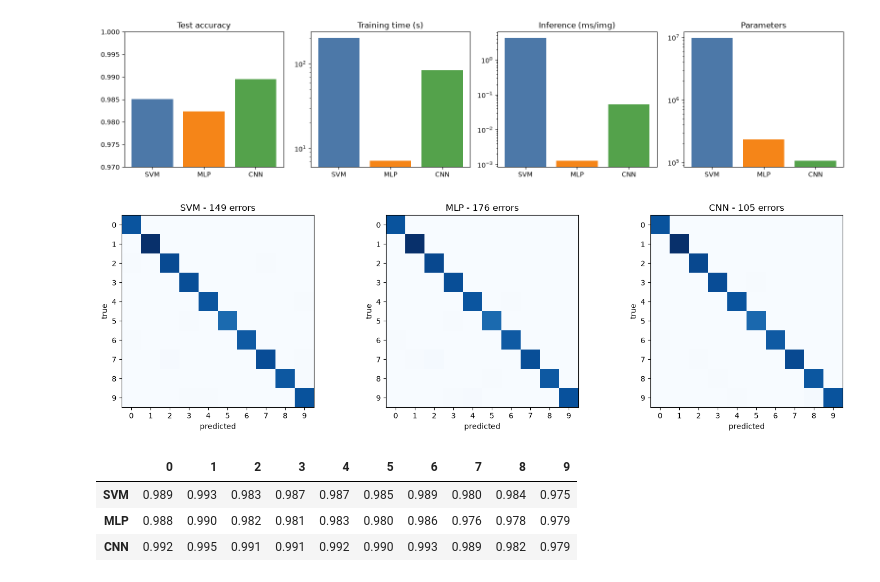
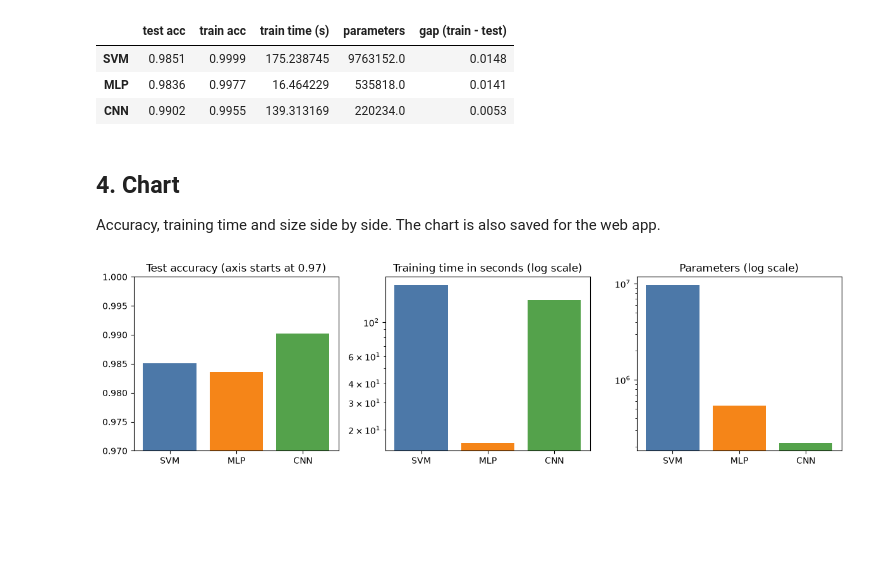
Before and after one commit to ahmedelmandouh53-creator/minist, a Jupyter notebook: notebooks/04_comparison.ipynb, the cells around one changed output. Drawn from its saved outputs; the diff is of its cells as text; code cells hidden in the pictures; blank space fills up the shorter version.

```diff
--- a/notebooks/04_comparison.ipynb
+++ b/notebooks/04_comparison.ipynb
@@ -100,0 +16,2 @@ table.style.format({"train acc": "{:.4f}", "val acc": "{:.4f}", "test acc": "{:.
+# %%
+results = {name: json.loads((ROOT / "artifacts" / f"{name.lower()}_results.json").read_text()) for name in ["SVM", "MLP", "CNN"]}
@@ -101,35 +21,28 @@ table.style.format({"train acc": "{:.4f}", "val acc": "{:.4f}", "test acc": "{:.
+# %%
+table = pd.DataFrame(results).T[["test_acc", "train_acc", "train_time", "parameters"]].astype(float)
+table.columns = ["test acc", "train acc", "train time (s)", "parameters"]
+table["gap (train - test)"] = table["train acc"] - table["test acc"]
+table.to_csv(ROOT / "app" / "charts" / "model_comparison.csv")
+table
+# %% [output]
+|  | test acc | train acc | train time (s) | parameters | gap (train - test) |
+| SVM | 0.9851 | 0.9999 | 175.238745 | 9763152.0 | 0.0148 |
+| MLP | 0.9836 | 0.9977 | 16.464229 | 535818.0 | 0.0141 |
+| CNN | 0.9902 | 0.9955 | 139.313169 | 220234.0 | 0.0053 |
+# %% [markdown]
+## 4. Chart
+Accuracy, training time and size side by side. The chart is also saved for the web app.
 # %%
-colors = ["#4c78a8", "#f58518", "#54a24b"]
-fig, ax = plt.subplots(1, 4, figsize=(16, 3.6))
-for a, (col, title, log) in zip(ax, [("test acc", "Test accuracy", False), ("train time (s)", "Training time (s)", True),
-                                     ("inference (ms/img)", "Inference (ms/img)", True), ("parameters", "Parameters", True)]):
-    a.bar(table.index, table[col], color=colors)
-    a.set_title(title)
-    if log:
-        a.set_yscale("log")
-    if col == "test acc":
-        a.set_ylim(0.97, 1.0)
+fig, axes = plt.subplots(1, 3, figsize=(12, 3.5))
+for ax, col, title in zip(axes, ["test acc", "train time (s)", "parameters"],
+                          ["Test accuracy (axis starts at 0.97)", "Training time in seconds (log scale)", "Parameters (log scale)"]):
+    ax.bar(table.index, table[col], color=["#4c78a8", "#f58518", "#54a24b"])
+    ax.set_title(title)
+    if col != "test acc":
+        ax.set_yscale("log")
+axes[0].set_ylim(0.97, 1.0)
 plt.tight_layout()
-CHARTS_DIR.mkdir(parents=True, exist_ok=True)
-plt.savefig(CHARTS_DIR / "comparison.png", dpi=120)
+plt.savefig(ROOT / "app" / "charts" / "comparison.png", dpi=120)
 plt.show()
 # %% [output]
-[figure, old version]
+[figure, new version]
-# %%
-fig, ax = plt.subplots(1, 3, figsize=(15, 4.5))
-for a, (n, p) in zip(ax, preds.items()):
-    a.imshow(confusion_matrix(y_test, p), cmap="Blues")
-    a.set_title(f"{n} - {(p != y_test).sum()} errors")
-    a.set_xlabel("predicted"); a.set_ylabel("true")
-    a.set_xticks(range(10)); a.set_yticks(range(10))
-plt.tight_layout()
-plt.show()
-
-# digits each model finds hardest (lowest per-class F1)
-pd.DataFrame({n: f1_score(y_test, p, average=None) for n, p in preds.items()}).round(3).T
-# %% [output]
-[figure, removed]
-|  | 0 | 1 | 2 | 3 | 4 | 5 | 6 | 7 | 8 | 9 |
-| SVM | 0.989 | 0.993 | 0.983 | 0.987 | 0.987 | 0.985 | 0.989 | 0.980 | 0.984 | 0.975 |
-| MLP | 0.988 | 0.990 | 0.982 | 0.981 | 0.983 | 0.980 | 0.986 | 0.976 | 0.978 | 0.979 |
-| CNN | 0.992 | 0.995 | 0.991 | 0.991 | 0.992 | 0.990 | 0.993 | 0.989 | 0.982 | 0.979 |
```
Also changed, not shown: parts of 16 cells of this notebook, 12 other files.
